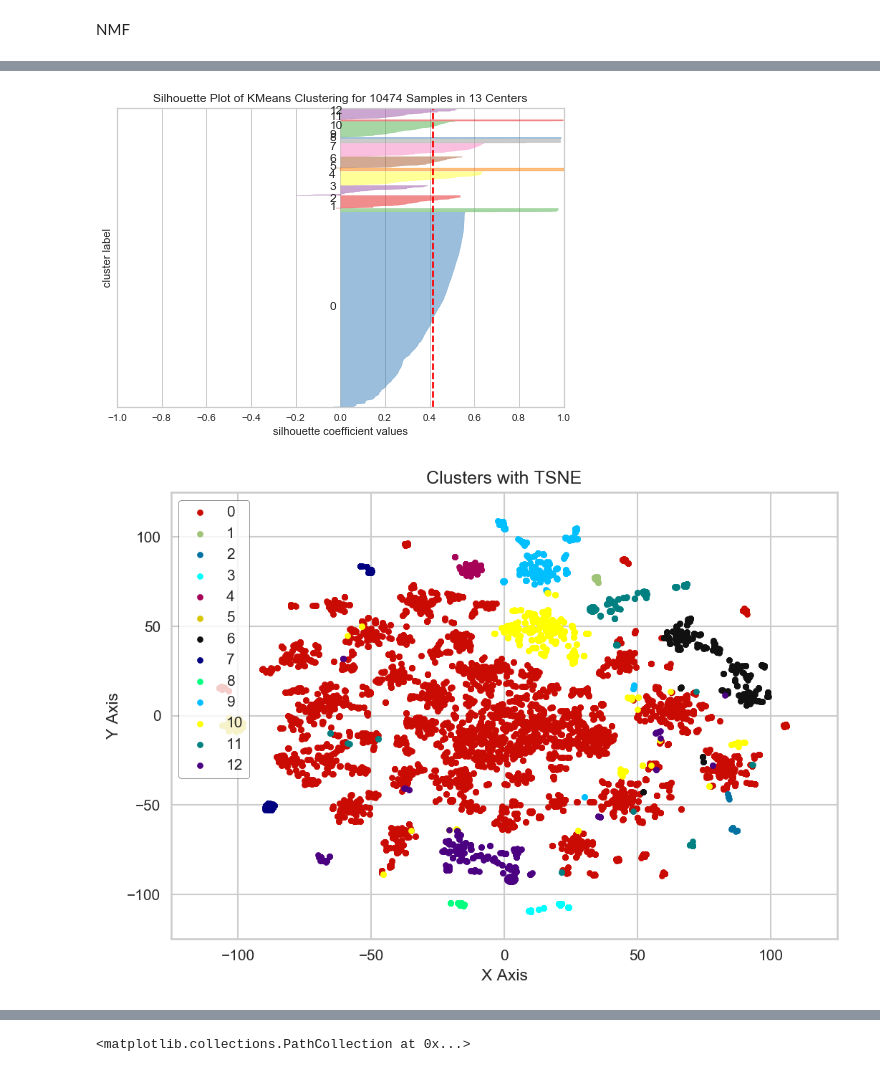
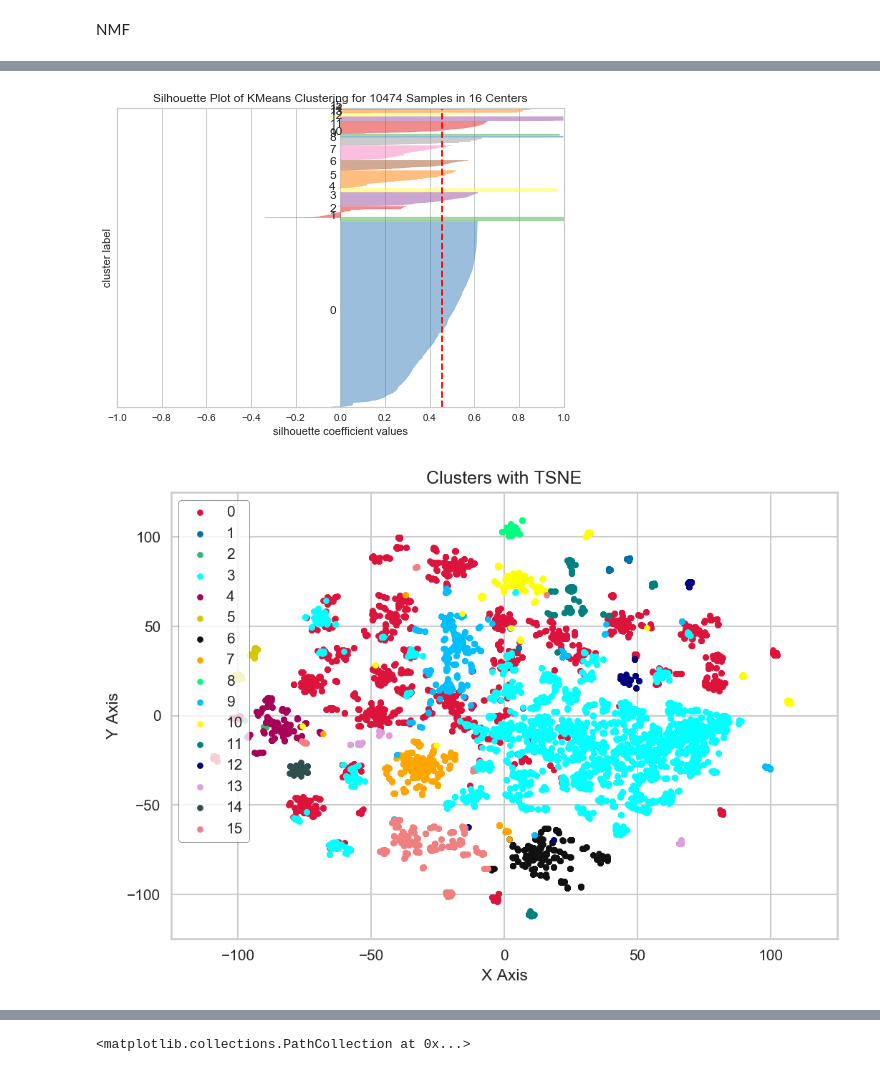
Before and after one commit to konelson/sustainability_nlp, a Jupyter notebook: sustainability_topic_modeling.ipynb, the cells around one changed output, grey strips where cells are left out. Cells and saved outputs as stored; diff of their text form; code cells hidden in the pictures.

```diff
--- a/sustainability_topic_modeling.ipynb
+++ b/sustainability_topic_modeling.ipynb
@@ -153,7 +115,7 @@ nlp_tfidf.vectorizer.get_feature_names()
 # %%
 #Count Vectorizer
 
-nlp_cv = nlp_func(vectorizer=CountVectorizer(max_df=0.5, stop_words = total_stop_words), cleaning_function=cleaned_text, tokenizer=TreebankWordTokenizer().tokenize, stemmer=PorterStemmer())
+nlp_cv = nlp_func(vectorizer=CountVectorizer(max_df=0.5, stop_words = total_stop_words), cleaning_function=cleaned_text, tokenizer=TreebankWordTokenizer().tokenize)#, stemmer=PorterStemmer())
 # %%
 english_cursor = sustainability_collection.aggregate([{'$match': {'lang': 'en'}}])#{'$sample':{'size':5}}
 generate_text = (x['text'] for x in english_cursor)
@@ -239,18 +127,0 @@ tfidf_vectorizer = TfidfVectorizer(ngram_range=(1, 2),
-# %%
-'''
-
-#Using a list format:
-
-#Count Vectorizer
-#english_cursor = sustainability_collection.aggregate([{'$match': {'lang': 'en'}},{'$sample':{'size':100}}])
-english_cursor = sustainability_collection.aggregate([{'$match': {'lang': 'en'}}])
-
-cleaned_tweets = []
-
-for tweet in english_cursor:
-
-    cleaned_tweets.append(cleaned_text(tweet['text'],tokenizer=TreebankWordTokenizer().tokenize, stemmer=PorterStemmer()))
-
-cv_tweet = count_vectorizer.fit_transform(cleaned_tweets)
-
-'''
@@ -587,32 +418,32 @@ plt.savefig("cluster_plot_tfidf")
 # %%
-km = MiniBatchKMeans(n_clusters=13)
+km = MiniBatchKMeans(n_clusters=16)
 nmf_clusters = km.fit_predict(nmf_cv_data)
 # %%
 from sklearn.cluster import KMeans
 from yellowbrick.cluster import SilhouetteVisualizer
-visualiser = SilhouetteVisualizer(KMeans(n_clusters=13))
+visualiser = SilhouetteVisualizer(KMeans(n_clusters=16))
 visualiser.fit(nmf_cv_data)
 visualiser.poof()
 # %% [output]
-[figure, old version]
+[figure, new version]
 # %%
 model = TSNE(n_components=2, random_state = 0, verbose = 0)
 low_data = model.fit_transform(nmf_cv_data)
 # %%
-colors = (['r','g','b','cyan','m','y', 'k', 'navy', 'springgreen', 'deepskyblue', 'yellow', 'teal', 'indigo', 'plum'])
+colors = (['crimson','b','mediumseagreen','cyan','m','y', 'k', 'orange', 'springgreen', 'deepskyblue', 'yellow', 'teal', 'navy', 'plum', 'darkslategray', 'lightcoral', 'papayawhip'])
 plt.figure(dpi = 150)
 
-for i, c, label in zip (range(13), colors, list(range(13))):
+for i, c, label in zip (range(16), colors, list(range(16))):
     plt.scatter(low_data[nmf_clusters == i, 0], low_data[nmf_clusters == i, 1], c=c, label = label, s = 15, alpha = 1)
 
 plt.legend(fontsize = 10, loc = 'upper left', frameon = True, facecolor = '#FFFFFF', edgecolor = '#333333');
 plt.title("Clusters with TSNE", fontsize = 12);
 plt.xlim(-125,125);
 plt.ylim(-125,125);
 plt.ylabel("Y Axis");
 plt.xlabel("X Axis");
 plt.yticks(fontsize =10);
 plt.xticks(fontsize = 10);
 # %% [output]
-[figure, old version]
+[figure, new version]
 # %%
```
Also changed, not shown: parts of 48 cells of this notebook, 14 other files.
